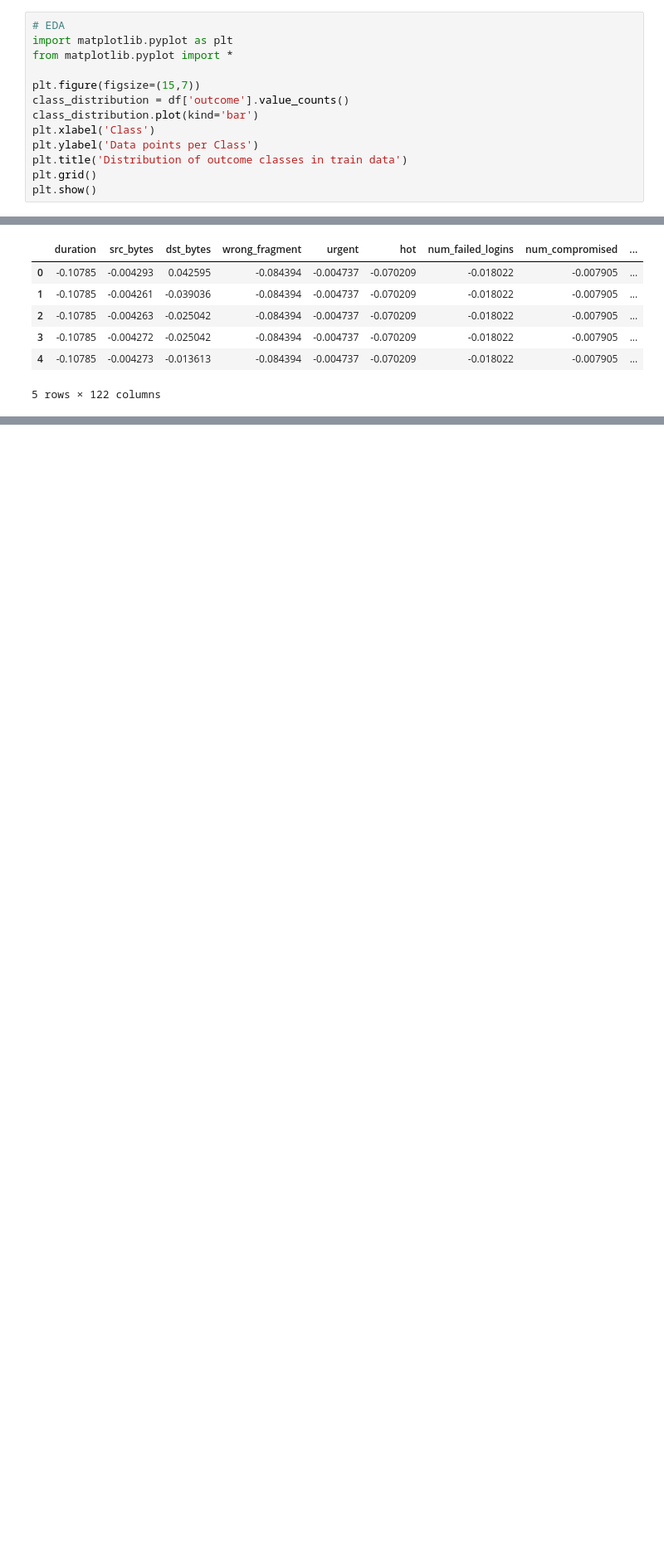
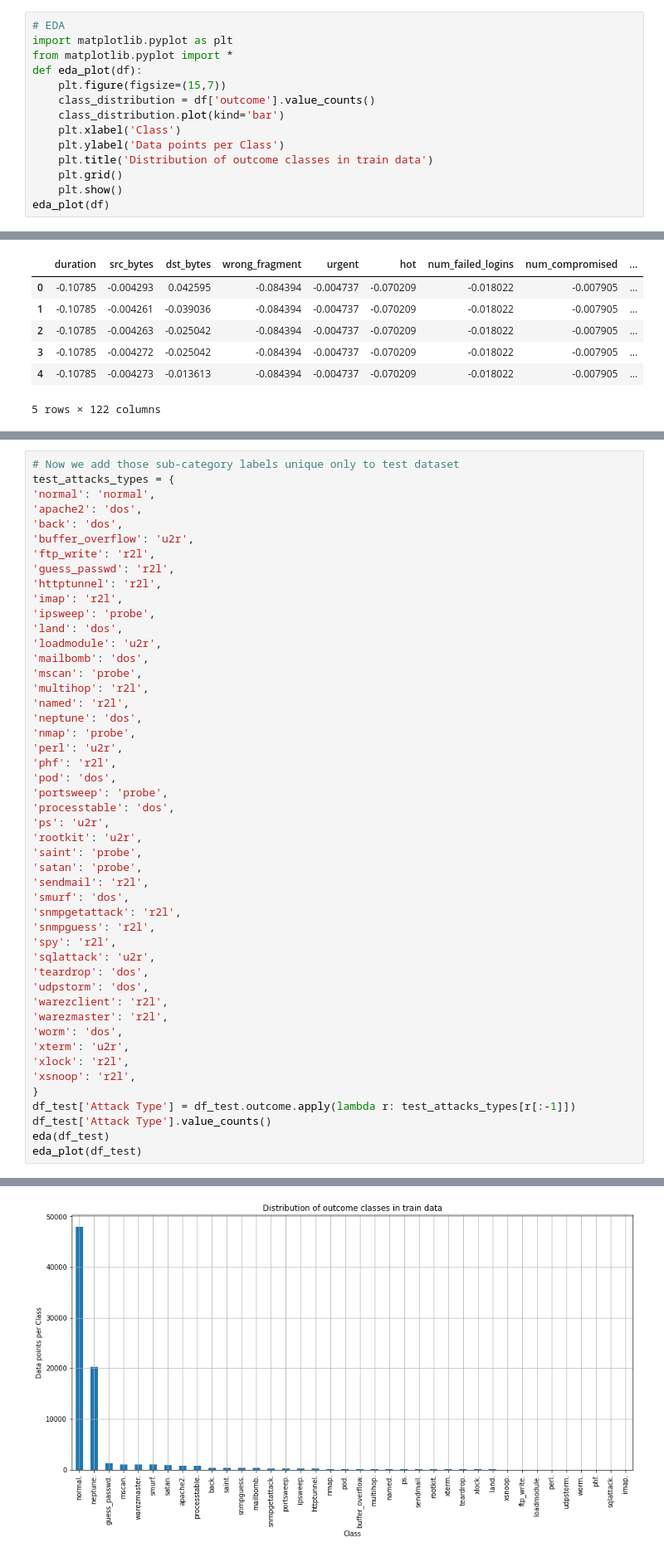
Before and after one commit to xxl4tomxu98/anomamly-detection-autoencoder, a Jupyter notebook: KDD99/ddos-intrusion-detection-ae-lgbm.ipynb, the cells around one changed output, grey strips where cells are left out. Shown at 83% size. Drawn from its saved outputs; the diff is of its cells as text; blank space fills up the shorter version.

Commit message:
added real corrected test dataset and still train with training split

```diff
--- a/KDD99/ddos-intrusion-detection-ae-lgbm.ipynb
+++ b/KDD99/ddos-intrusion-detection-ae-lgbm.ipynb
@@ -216,15 +220,16 @@ Read 145586 rows.
 # EDA
 import matplotlib.pyplot as plt
 from matplotlib.pyplot import *
-
-plt.figure(figsize=(15,7))
-class_distribution = df['outcome'].value_counts()
-class_distribution.plot(kind='bar')
-plt.xlabel('Class')
-plt.ylabel('Data points per Class')
-plt.title('Distribution of outcome classes in train data')
-plt.grid()
-plt.show()
+def eda_plot(df):
+    plt.figure(figsize=(15,7))
+    class_distribution = df['outcome'].value_counts()
+    class_distribution.plot(kind='bar')
+    plt.xlabel('Class')
+    plt.ylabel('Data points per Class')
+    plt.title('Distribution of outcome classes in train data')
+    plt.grid()
+    plt.show()
+eda_plot(df)
 # %% [output]
 [figure]
 # %%
@@ -537,0 +648,49 @@ print(Z_train.shape, Z_test.shape)
+# %%
+# Now we add those sub-category labels unique only to test dataset
+test_attacks_types = {
+'normal': 'normal',
+'apache2': 'dos',
+'back': 'dos',
+'buffer_overflow': 'u2r',
+'ftp_write': 'r2l',
+'guess_passwd': 'r2l',
+'httptunnel': 'r2l',
+'imap': 'r2l',
+'ipsweep': 'probe',
+'land': 'dos',
+'loadmodule': 'u2r',
+'mailbomb': 'dos',
+'mscan': 'probe',
+'multihop': 'r2l',
+'named': 'r2l',
+'neptune': 'dos',
+'nmap': 'probe',
+'perl': 'u2r',
+'phf': 'r2l',
+'pod': 'dos',
+'portsweep': 'probe',
+'processtable': 'dos',
+'ps': 'u2r',
+'rootkit': 'u2r',
+'saint': 'probe',
+'satan': 'probe',
+'sendmail': 'r2l',
+'smurf': 'dos',
+'snmpgetattack': 'r2l',
+'snmpguess': 'r2l',
+'spy': 'r2l',
+'sqlattack': 'u2r',
+'teardrop': 'dos',
+'udpstorm': 'dos',
+'warezclient': 'r2l',
+'warezmaster': 'r2l',
+'worm': 'dos',
+'xterm': 'u2r',
+'xlock': 'r2l',
+'xsnoop': 'r2l',
+}
+df_test['Attack Type'] = df_test.outcome.apply(lambda r: test_attacks_types[r[:-1]])
+df_test['Attack Type'].value_counts()
+eda(df_test)
+eda_plot(df_test)
+# %% [output]
@@ -537,0 +701 @@ print(Z_train.shape, Z_test.shape)
+[figure, added]
```
Also changed, not shown: parts of 24 cells of this notebook, 4 other files.
